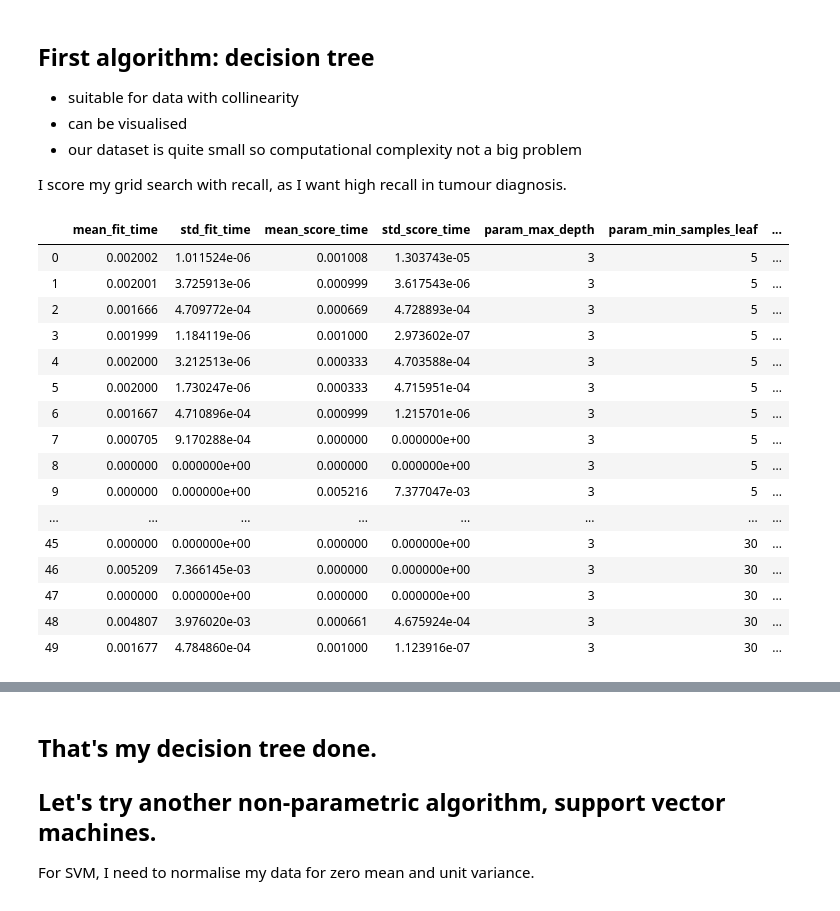
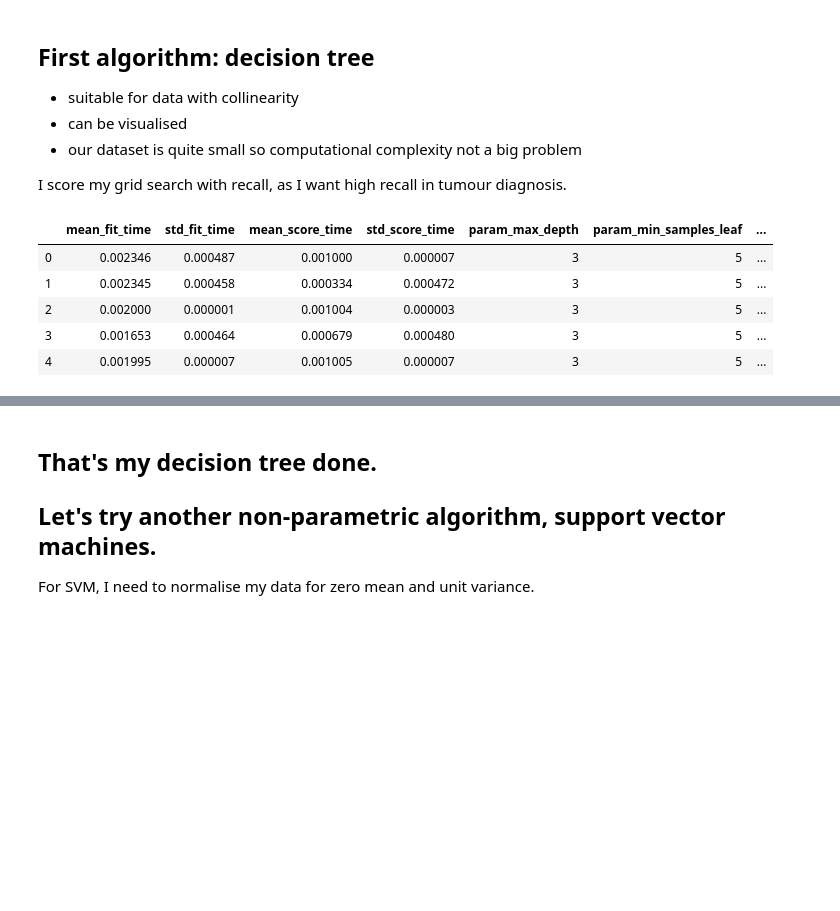
Before and after one commit to zuzanakovacsova/QB_DS_FinalProject, a Jupyter notebook: notebooks/Data analysis 1.ipynb, the cells around one changed output, grey strips where cells are left out. Saved outputs shown, nothing was run; the diff lists cells and outputs as text; code cells hidden in the pictures; blank space fills up the shorter version.

```diff
--- a/notebooks/Data analysis 1.ipynb
+++ b/notebooks/Data analysis 1.ipynb
@@ -64,32 +64,21 @@ num_samples_split = np.arange(10,20)
 params_DT = {"max_depth": depth, "min_samples_leaf": num_leaves, "min_samples_split":num_samples_split}
 random_state = 42
 classifier_DT = DecisionTreeClassifier(random_state=random_state)
-grid_DT = GridSearchCV(classifier_DT, params_DT,scoring='recall');
+grid_DT = GridSearchCV(classifier_DT, params_DT,scoring='roc_auc');
 grid_DT.fit(X_train,y_train)
 
 prediction_DT = grid_DT.predict(X_test)
 probability_DT = grid_DT.predict_proba(X_test)
 # %%
 grid_DT_df = pd.DataFrame(grid_DT.cv_results_)
-grid_DT_df.head(50)
+grid_DT_df.head(5)
 # %% [output]
 |  | mean_fit_time | std_fit_time | mean_score_time | std_score_time | param_max_depth | param_min_samples_leaf | ... |
-| 0 | 0.002002 | 1.011524e-06 | 0.001008 | 1.303743e-05 | 3 | 5 | ... |
-| 1 | 0.002001 | 3.725913e-06 | 0.000999 | 3.617543e-06 | 3 | 5 | ... |
-| 2 | 0.001666 | 4.709772e-04 | 0.000669 | 4.728893e-04 | 3 | 5 | ... |
-| 3 | 0.001999 | 1.184119e-06 | 0.001000 | 2.973602e-07 | 3 | 5 | ... |
-| 4 | 0.002000 | 3.212513e-06 | 0.000333 | 4.703588e-04 | 3 | 5 | ... |
-| 5 | 0.002000 | 1.730247e-06 | 0.000333 | 4.715951e-04 | 3 | 5 | ... |
-| 6 | 0.001667 | 4.710896e-04 | 0.000999 | 1.215701e-06 | 3 | 5 | ... |
-| 7 | 0.000705 | 9.170288e-04 | 0.000000 | 0.000000e+00 | 3 | 5 | ... |
-| 8 | 0.000000 | 0.000000e+00 | 0.000000 | 0.000000e+00 | 3 | 5 | ... |
-| 9 | 0.000000 | 0.000000e+00 | 0.005216 | 7.377047e-03 | 3 | 5 | ... |
-| ... | ... | ... | ... | ... | ... | ... | ... |
-| 45 | 0.000000 | 0.000000e+00 | 0.000000 | 0.000000e+00 | 3 | 30 | ... |
-| 46 | 0.005209 | 7.366145e-03 | 0.000000 | 0.000000e+00 | 3 | 30 | ... |
-| 47 | 0.000000 | 0.000000e+00 | 0.000000 | 0.000000e+00 | 3 | 30 | ... |
-| 48 | 0.004807 | 3.976020e-03 | 0.000661 | 4.675924e-04 | 3 | 30 | ... |
-| 49 | 0.001677 | 4.784860e-04 | 0.001000 | 1.123916e-07 | 3 | 30 | ... |
+| 0 | 0.002346 | 0.000487 | 0.001000 | 0.000007 | 3 | 5 | ... |
+| 1 | 0.002345 | 0.000458 | 0.000334 | 0.000472 | 3 | 5 | ... |
+| 2 | 0.002000 | 0.000001 | 0.001004 | 0.000003 | 3 | 5 | ... |
+| 3 | 0.001653 | 0.000464 | 0.000679 | 0.000480 | 3 | 5 | ... |
+| 4 | 0.001995 | 0.000007 | 0.001005 | 0.000007 | 3 | 5 | ... |
 # %%
 print("Accuracy:",metrics.accuracy_score(y_test, prediction_DT))
 # %% [output]
```
Also changed, not shown: parts of 29 cells of this notebook, 1 other file.
